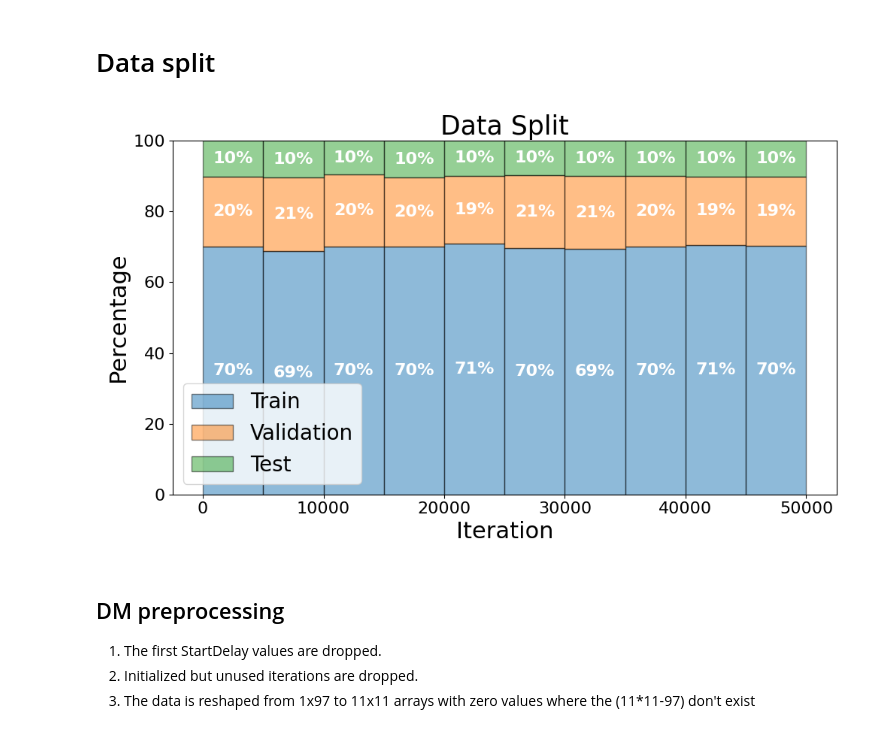
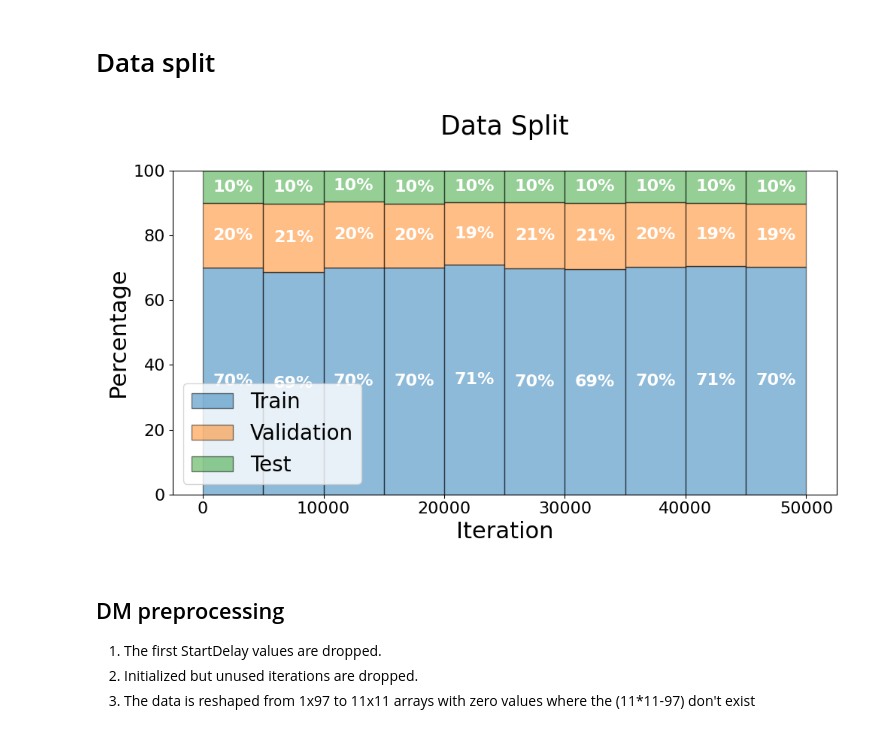
Before and after one commit to HumbertDominique/PSF-R-ML, a Jupyter notebook: preprocessing.ipynb, the cells around one changed output. Saved outputs shown, nothing was run; the diff lists cells and outputs as text; code cells hidden in the pictures.

Commit message:
finished plot formating

```diff
--- a/preprocessing.ipynb
+++ b/preprocessing.ipynb
@@ -110,35 +110,35 @@ test_id = indices[n_train + n_val:]
 # plt.show()
 # plt.savefig(outputDir+"/data_split.png", dpi=300)
 
 bins = np.linspace(0, exposureTime, 11)
 c1, _ = np.histogram(train_id, bins)
 c2, _ = np.histogram(val_id, bins)
 c3, _ = np.histogram(test_id, bins)
 
 tot = c1 + c2 + c3
 p1, p2, p3 = 100*c1/tot, 100*c2/tot, 100*c3/tot
 x = (bins[:-1] + bins[1:]) / 2
 w = np.diff(bins)
 
 fig, ax = plt.subplots(figsize=(10, 6))
 b1 = ax.bar(x, p1, w, label='Train', alpha=0.5, color='#1f77b4', edgecolor='black')
 b2 = ax.bar(x, p2, w, bottom=p1, label='Validation', alpha=0.5, color='#ff7f0e', edgecolor='black')
 b3 = ax.bar(x, p3, w, bottom=p1+p2, label='Test', alpha=0.5, color='#2ca02c', edgecolor='black')
 
 for b in (b1, b2, b3):
     ax.bar_label(b, fmt='%.0f%%', label_type='center', color='white',weight='bold',fontsize=SMALL_SIZE*.8)
 
 ax.set_xlabel('Iteration', fontsize=MEDIUM_SIZE)
 ax.set_ylabel('Percentage', fontsize=MEDIUM_SIZE)
 ax.set_ylim(0, 100)
 ax.tick_params(axis='both', labelsize=SMALL_SIZE*.8)
-ax.set_title('Data Split', fontsize=BIGGER_SIZE)
+ax.set_title('Data Split\n', fontsize=BIGGER_SIZE)
 ax.legend(fontsize = SMALL_SIZE)
 plt.tight_layout()
 plt.savefig(outputDir + "/data_split.png", dpi=300)
 plt.show()
 # %% [output]
-[figure, old version]
+[figure, new version]
 # %% [markdown]
 ## DM preprocessing
 
```
Also changed, not shown: 2 other files.
